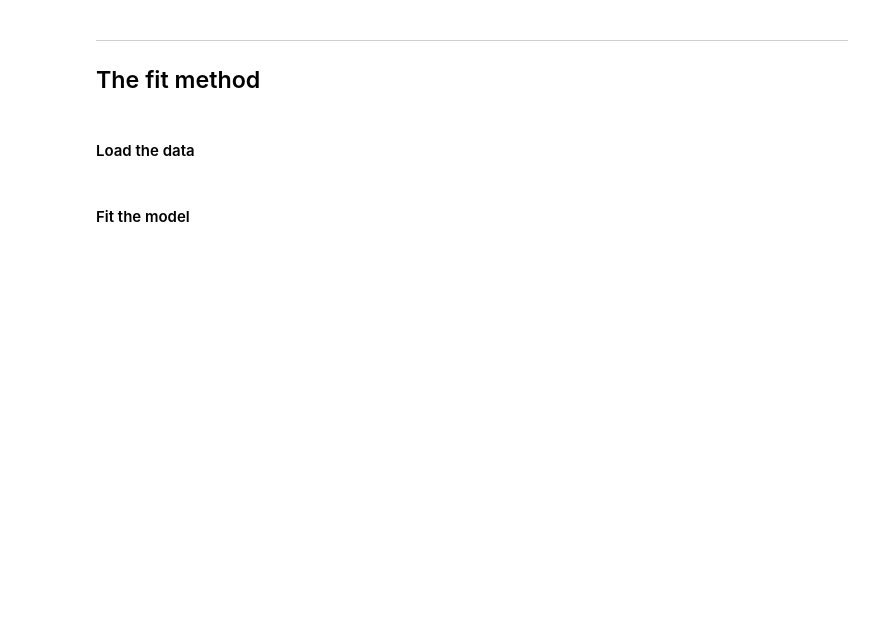
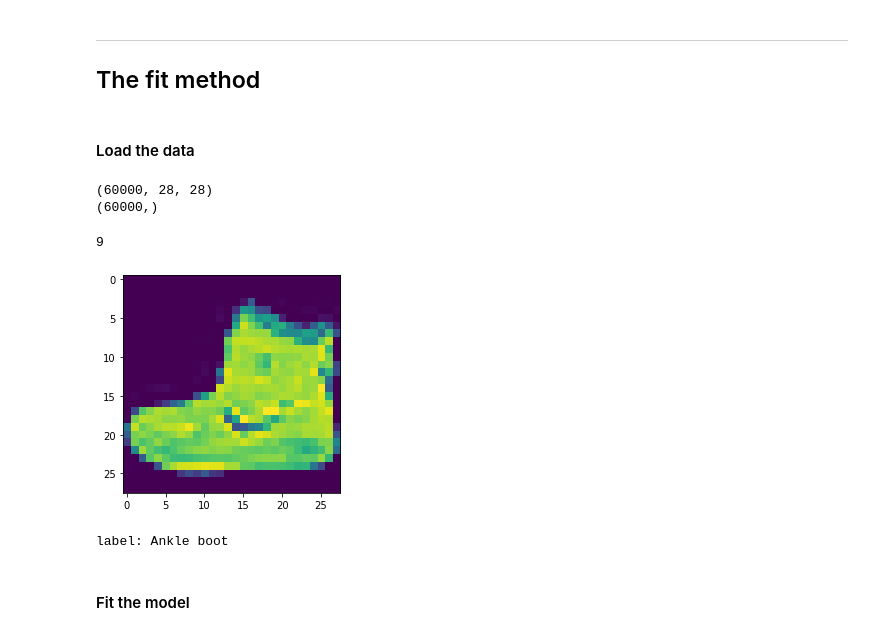
Before and after one commit to hamedmirsadeghi/DeepLearning, a Jupyter notebook: Keras_Tutorial.ipynb, the cells around one changed output. Saved outputs shown, nothing was run; the diff lists cells and outputs as text; code cells hidden in the pictures; blank space fills up the shorter version.

```diff
--- a/Keras_Tutorial.ipynb
+++ b/Keras_Tutorial.ipynb
@@ -97,6 +123,11 @@ fashion_mnist_data = tf.keras.datasets.fashion_mnist
 (train_images, train_labels), (test_images, test_labels) = fashion_mnist_data.load_data()
 # %%
 # Print the shape of the training data
+print(train_images.shape)
+print(train_labels.shape)
+# %% [output]
+(60000, 28, 28)
+(60000,)
 # %%
 # Define the labels
 
@@ -112,5 +143,11 @@ labels = [
     'Bag',
     'Ankle boot'
 ]
+
+print(train_labels[0])
+# %% [output]
+9
 # %%
 # Rescale the image values so that they lie in between 0 and 1.
+train_images= train_images/255
+test_images = test_images/255
@@ -119,2 +154,12 @@ labels = [
+# %%
+# Display one of the images
+i=0
+img = train_images[i,:,:]
+plt.imshow(img)
+plt.show()
+print(f"label: {labels[train_labels[i]]} ")
+# %% [output]
+[figure, added]
+label: Ankle boot
 # %% [markdown]
 #### Fit the model
```
Also changed, not shown: parts of 18 cells of this notebook.
